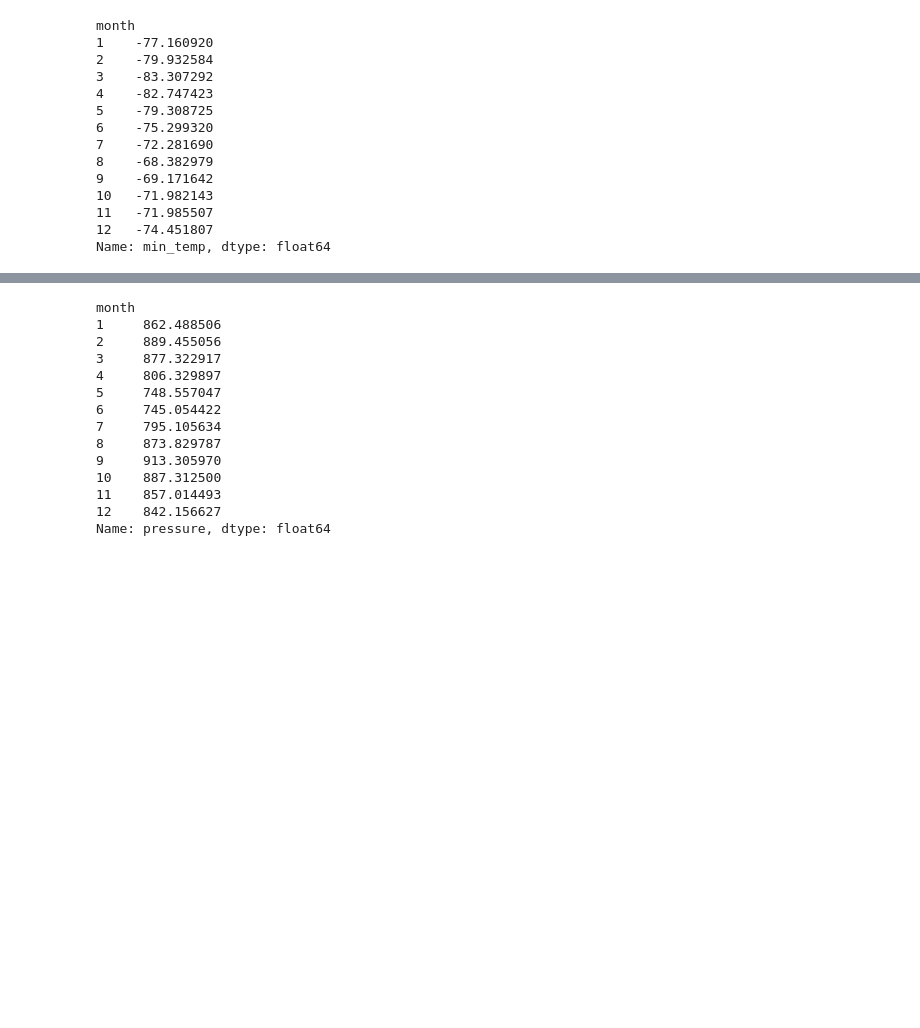
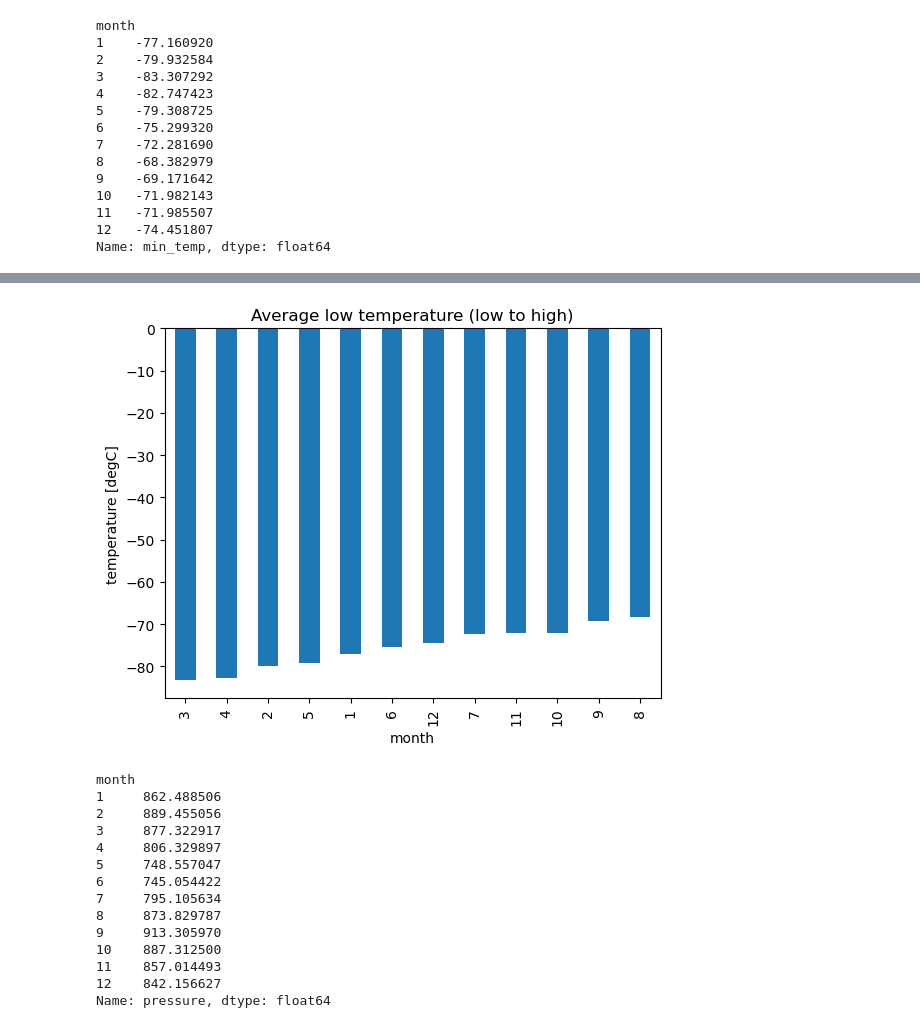
Before and after one commit to benoitchamot/MarsScraping, a Jupyter notebook: part_2_mars_weather.ipynb, the cells around one changed output, grey strips where cells are left out. Cells and saved outputs as stored; diff of their text form; code cells hidden in the pictures; blank space fills up the shorter version.

```diff
--- a/part_2_mars_weather.ipynb
+++ b/part_2_mars_weather.ipynb
@@ -214,2 +270,15 @@ Name: min_temp, dtype: float64
+# %%
+# Identify the coldest and hottest months in Curiosity's location
+avg_temp_per_month_sorted = avg_temp_per_month.sort_values()
+
+avg_temp_per_month_sorted.plot.bar('min_temp', title = 'Average low temperature (low to high)', ylabel = 'temperature [degC]')
+
+# Save image as PNG
+plt.savefig('Output/avg_temp_per_month_sorted.png')
+
+# Show plot
+plt.show()
+# %% [output]
+[figure, added]
 # %%
 # 4. Average pressure by Martian month
```
Also changed, not shown: parts of 19 cells of this notebook, 6 other files.
